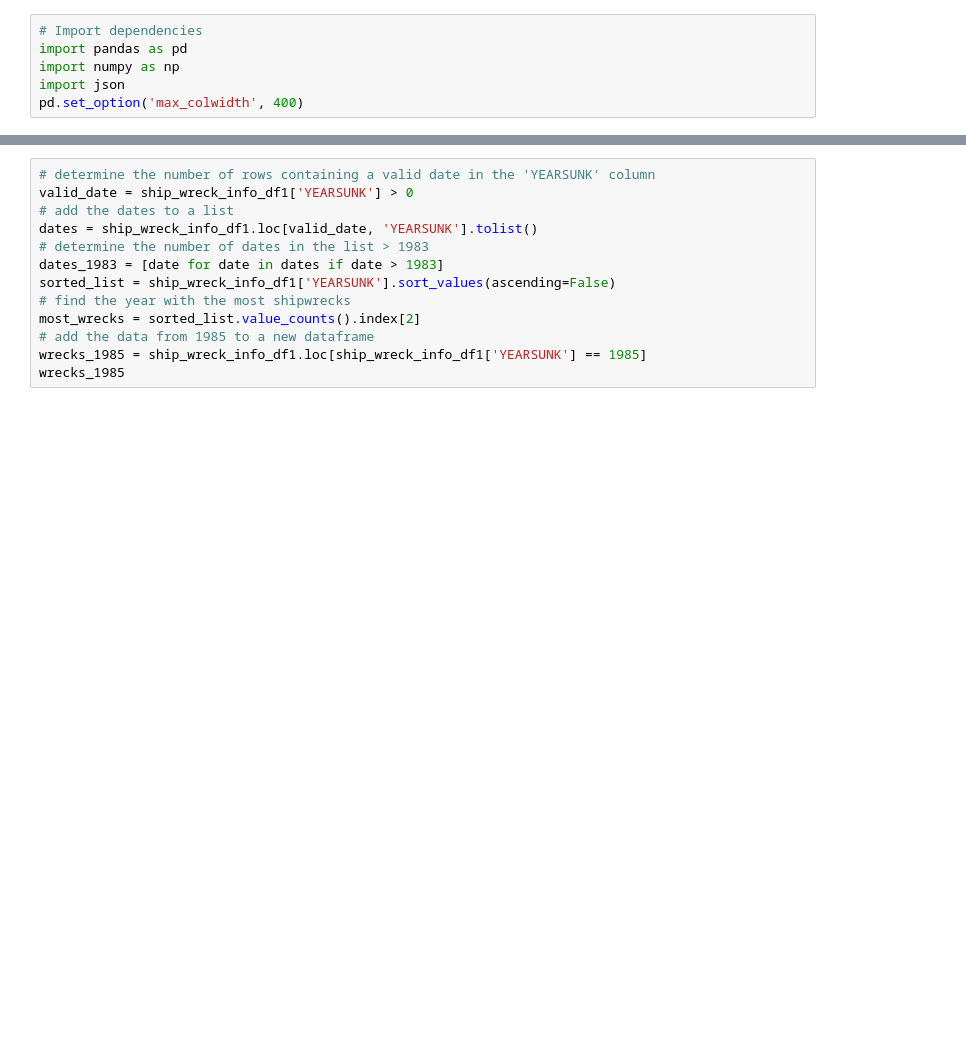
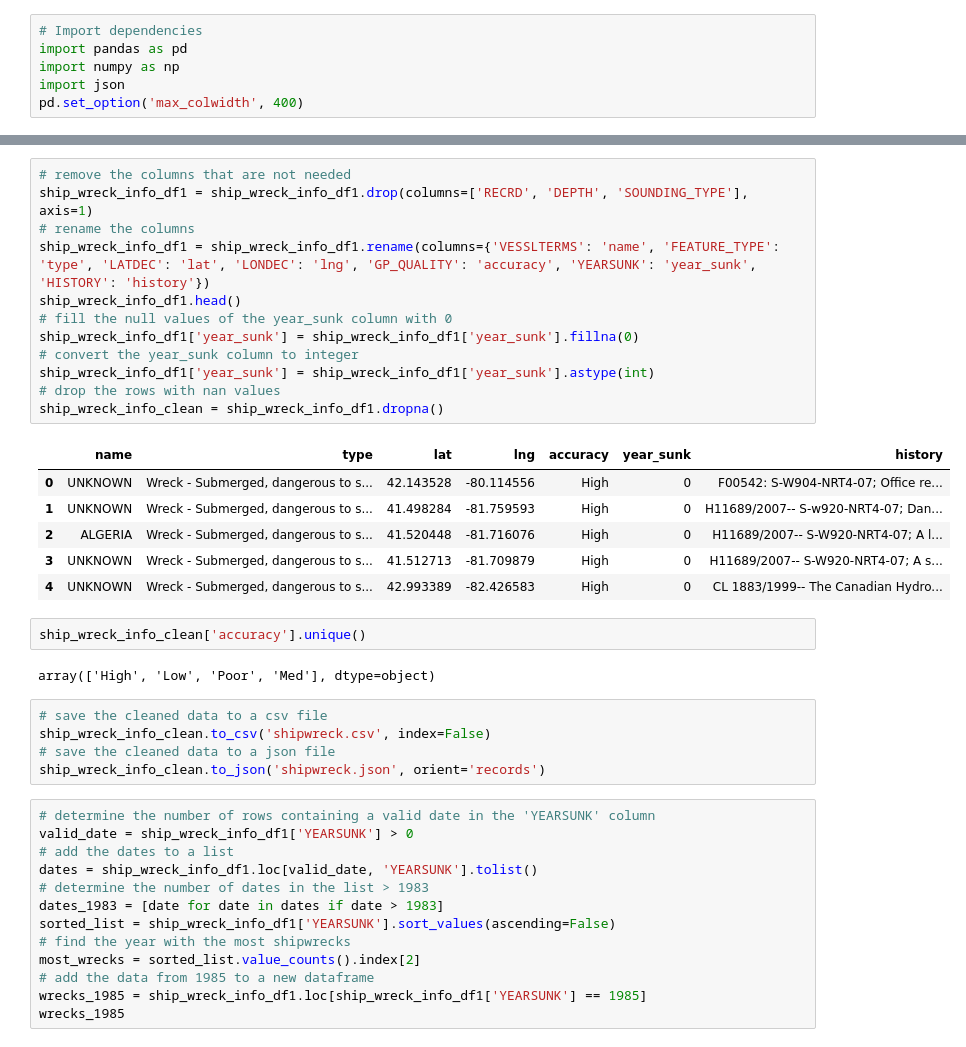
Before and after one commit to CptSasquatch/shipwrecks, a Jupyter notebook: testing.ipynb, the cells around one changed output, grey strips where cells are left out. Saved outputs shown, nothing was run; the diff lists cells and outputs as text; blank space fills up the shorter version.

```diff
--- a/testing.ipynb
+++ b/testing.ipynb
@@ -14,3 +20,31 @@ WARNING *** OLE2 inconsistency: SSCS size is 0 but SSAT size is non-zero
+# %%
+# remove the columns that are not needed
+ship_wreck_info_df1 = ship_wreck_info_df1.drop(columns=['RECRD', 'DEPTH', 'SOUNDING_TYPE'], axis=1)
+# rename the columns
+ship_wreck_info_df1 = ship_wreck_info_df1.rename(columns={'VESSLTERMS': 'name', 'FEATURE_TYPE': 'type', 'LATDEC': 'lat', 'LONDEC': 'lng', 'GP_QUALITY': 'accuracy', 'YEARSUNK': 'year_sunk', 'HISTORY': 'history'})
+ship_wreck_info_df1.head()
+# fill the null values of the year_sunk column with 0
+ship_wreck_info_df1['year_sunk'] = ship_wreck_info_df1['year_sunk'].fillna(0)
+# convert the year_sunk column to integer
+ship_wreck_info_df1['year_sunk'] = ship_wreck_info_df1['year_sunk'].astype(int)
+# drop the rows with nan values
+ship_wreck_info_clean = ship_wreck_info_df1.dropna()
+# %% [output]
+|  | name | type | lat | lng | accuracy | year_sunk | history |
+| 0 | UNKNOWN | Wreck - Submerged, dangerous to s... | 42.143528 | -80.114556 | High | 0 | F00542: S-W904-NRT4-07; Office re... |
+| 1 | UNKNOWN | Wreck - Submerged, dangerous to s... | 41.498284 | -81.759593 | High | 0 | H11689/2007-- S-w920-NRT4-07; Dan... |
+| 2 | ALGERIA | Wreck - Submerged, dangerous to s... | 41.520448 | -81.716076 | High | 0 | H11689/2007-- S-W920-NRT4-07; A l... |
+| 3 | UNKNOWN | Wreck - Submerged, dangerous to s... | 41.512713 | -81.709879 | High | 0 | H11689/2007-- S-W920-NRT4-07; A s... |
+| 4 | UNKNOWN | Wreck - Submerged, dangerous to s... | 42.993389 | -82.426583 | High | 0 | CL 1883/1999-- The Canadian Hydro... |
+# %%
+ship_wreck_info_clean['accuracy'].unique()
+# %% [output]
+array(['High', 'Low', 'Poor', 'Med'], dtype=object)
+# %%
+# save the cleaned data to a csv file
+ship_wreck_info_clean.to_csv('shipwreck.csv', index=False)
+# save the cleaned data to a json file
+ship_wreck_info_clean.to_json('shipwreck.json', orient='records')
 # %%
 # determine the number of rows containing a valid date in the 'YEARSUNK' column
 valid_date = ship_wreck_info_df1['YEARSUNK'] > 0
```
Also changed, not shown: parts of 1 cell of this notebook.
